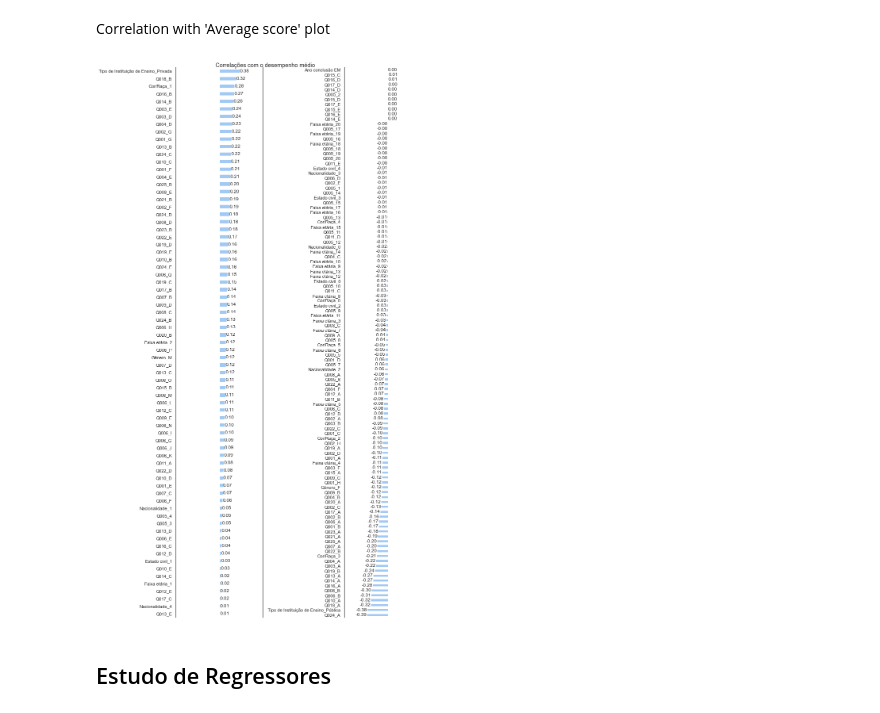
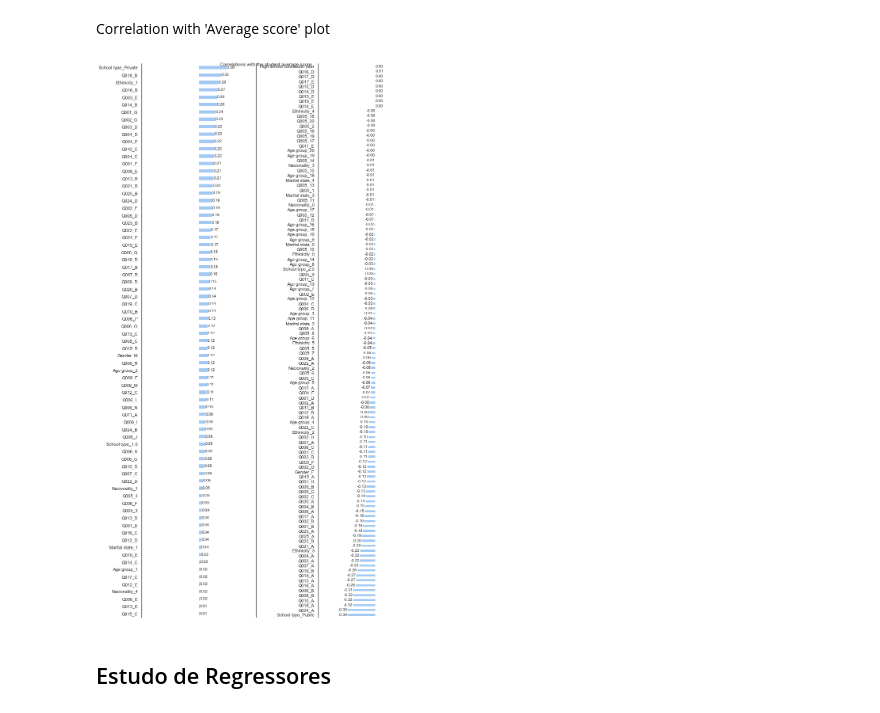
Before and after one commit to carlos-stefano/students_performance_project, a Jupyter notebook: data analysis/2022_data_analysis.ipynb, the cells around one changed output. Drawn from its saved outputs; the diff is of its cells as text; code cells hidden in the pictures.

```diff
--- a/data analysis/2022_data_analysis.ipynb
+++ b/data analysis/2022_data_analysis.ipynb
@@ -144,0 +170,2 @@ Index(['TP_FAIXA_ETARIA', 'TP_SEXO', 'TP_ESTADO_CIVIL', 'TP_COR_RACA',
+# %%
+df = df[df['SG_UF_ESC'].notna()]
@@ -269,6 +301,13 @@ df = pd.get_dummies(df, columns = ['Age group', 'Gender', 'Marital state', 'Ethi
                                    'Q005', 'Q006', 'Q007', 'Q008', 'Q009', 'Q010', 'Q011', 'Q012', 'Q013',
                                    'Q014', 'Q015', 'Q016', 'Q017', 'Q018', 'Q019', 'Q020', 'Q021', 'Q022',
                                    'Q023', 'Q024', 'Q025', 'School type'])
+# %%
+df['Average score'] = 0.25*(df['Natural Sciences score'] +
+                              df['Humanities score'] +
+                              df['Languages score'] +
+                              df['Math score'])
+# %%
+df.drop(columns = 'TP_ESCOLA', inplace = True)
 # %%
 corr_df = df.corr(method = 'spearman')
 # %%
@@ -309,32 +333,32 @@ Name: Pontuação média, dtype: float64
 # %% [markdown]
 Correlation with 'Average score' plot
 # %%
-fig, ax = plt.subplots(1,2,figsize = (18,20))
+fig, ax = plt.subplots(1,2,figsize = (18,22))
 
-values_to_plot = corr_df['Pontuação média'].sort_values(ascending = False)
+values_to_plot = corr_df['Average score'].sort_values(ascending = False)
 
 # gráfico da esquerda
-values_to_plot[7:80].sort_values(ascending = True).plot(kind = 'barh', figsize = (12,20), ax = ax[0])
+values_to_plot[5:80].sort_values(ascending = True).plot(kind = 'barh', figsize = (12,20), ax = ax[0])
 ax[0].spines['top'].set_visible(False)
 #ax[0].spines['right'].set_visible(False)
 ax[0].spines['bottom'].set_visible(False)
 ax[0].xaxis.set_visible(False)
 ax[0].bar_label(ax[0].containers[0], fmt = '%.2f')
 ax[0].set_xlim([-0.8, 0.8])
 
 # gráfico da direita
 values_to_plot[80:194].sort_values(ascending = True).plot(kind = 'barh', figsize = (12,20), ax = ax[1])
 ax[1].spines['top'].set_visible(False)
 ax[1].spines['right'].set_visible(False)
 ax[1].spines['bottom'].set_visible(False)
 ax[1].xaxis.set_visible(False)
 ax[1].bar_label(ax[1].containers[0], fmt = '%.2f')
 ax[1].set_xlim([-0.8, 0.8])
 
-plt.suptitle('Correlações com o desempenho médio')
+plt.suptitle('Correlations with the student average score')
 plt.tight_layout()
 # %% [output]
-[figure, old version]
+[figure, new version]
 # %% [markdown]
 ## Estudo de Regressores
 # %% [markdown]
```
Also changed, not shown: parts of 16 cells of this notebook.
